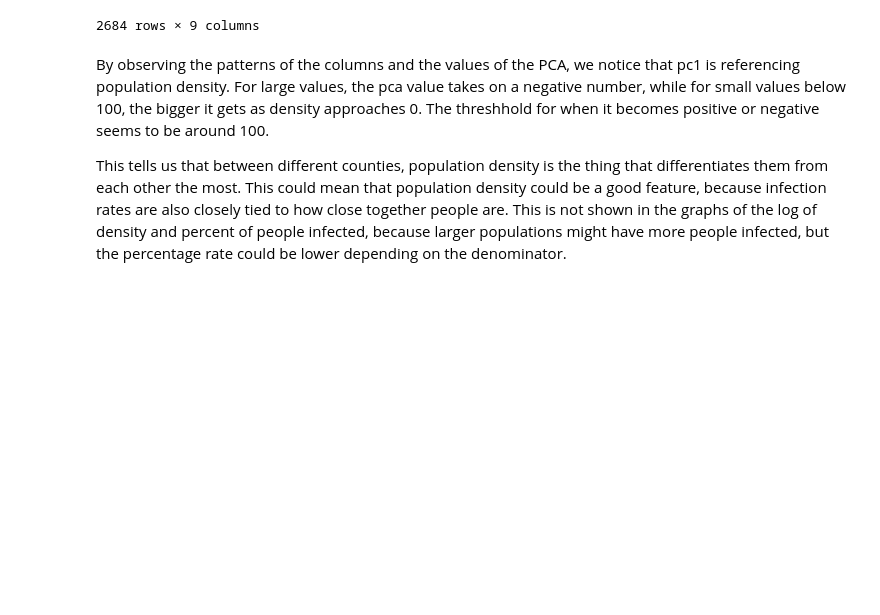
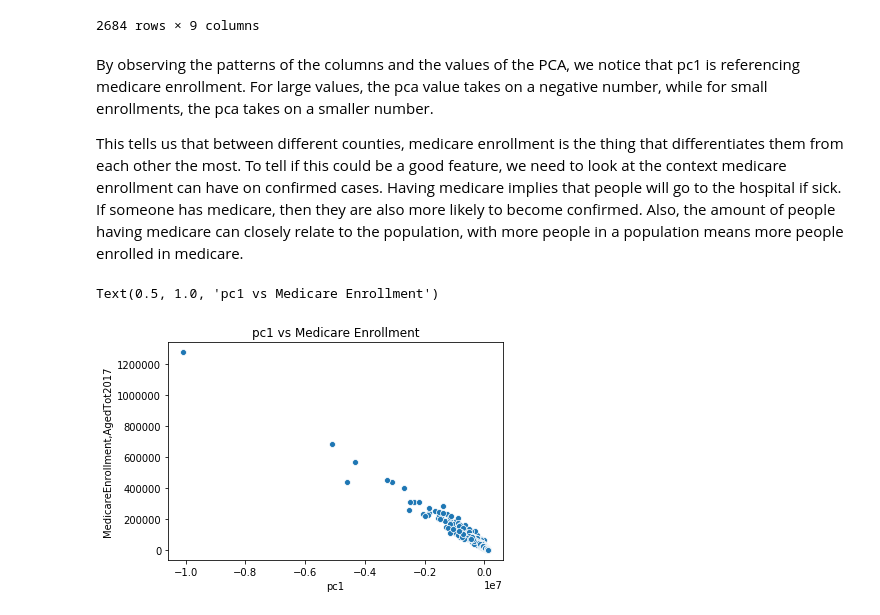
Before and after one commit to franailin/data100proj, a Jupyter notebook: covid19/Untitled.ipynb, the cells around one changed output. Cells and saved outputs as stored; diff of their text form; code cells hidden in the pictures; blank space fills up the shorter version.

Commit message:
added two more graphs

```diff
--- a/covid19/Untitled.ipynb
+++ b/covid19/Untitled.ipynb
@@ -192,6 +193,12 @@ copy1
 | 3237 | 2230.0 | 1148.0 | 2.1 | 291.0 | 0.1685 | 5 | ... |
 2684 rows × 9 columns
 # %% [markdown]
-By observing the patterns of the columns and the values of the PCA, we notice that pc1 is referencing population density. For large values, the pca value takes on a negative number, while for small values below 100, the bigger it gets as density approaches 0. The threshhold for when it becomes positive or negative seems to be around 100.
+By observing the patterns of the columns and the values of the PCA, we notice that pc1 is referencing medicare enrollment. For large values, the pca value takes on a negative number, while for small enrollments, the pca takes on a smaller number.
 
-This tells us that between different counties, population density is the thing that differentiates them from each other the most. This could mean that population density could be a good feature, because infection rates are also closely tied to how close together people are. This is not shown in the graphs of the log of density and percent of people infected, because larger populations might have more people infected, but the percentage rate could be lower depending on the denominator.
+This tells us that between different counties, medicare enrollment is the thing that differentiates them from each other the most. To tell if this could be a good feature, we need to look at the context medicare enrollment can have on confirmed cases. Having medicare implies that people will go to the hospital if sick. If someone has medicare, then they are also more likely to become confirmed. Also, the amount of people having medicare can closely relate to the population, with more people in a population means more people enrolled in medicare.
+# %%
+sns.scatterplot(np.log(copy1["pc1"]), npopy1["MedicareEnrollment,AgedTot2017"])
+plt.title("pc1 vs Medicare Enrollment")
+# %% [output]
+Text(0.5, 1.0, 'pc1 vs Medicare Enrollment')
+[figure, added]
```
Also changed, not shown: parts of 5 cells of this notebook.
